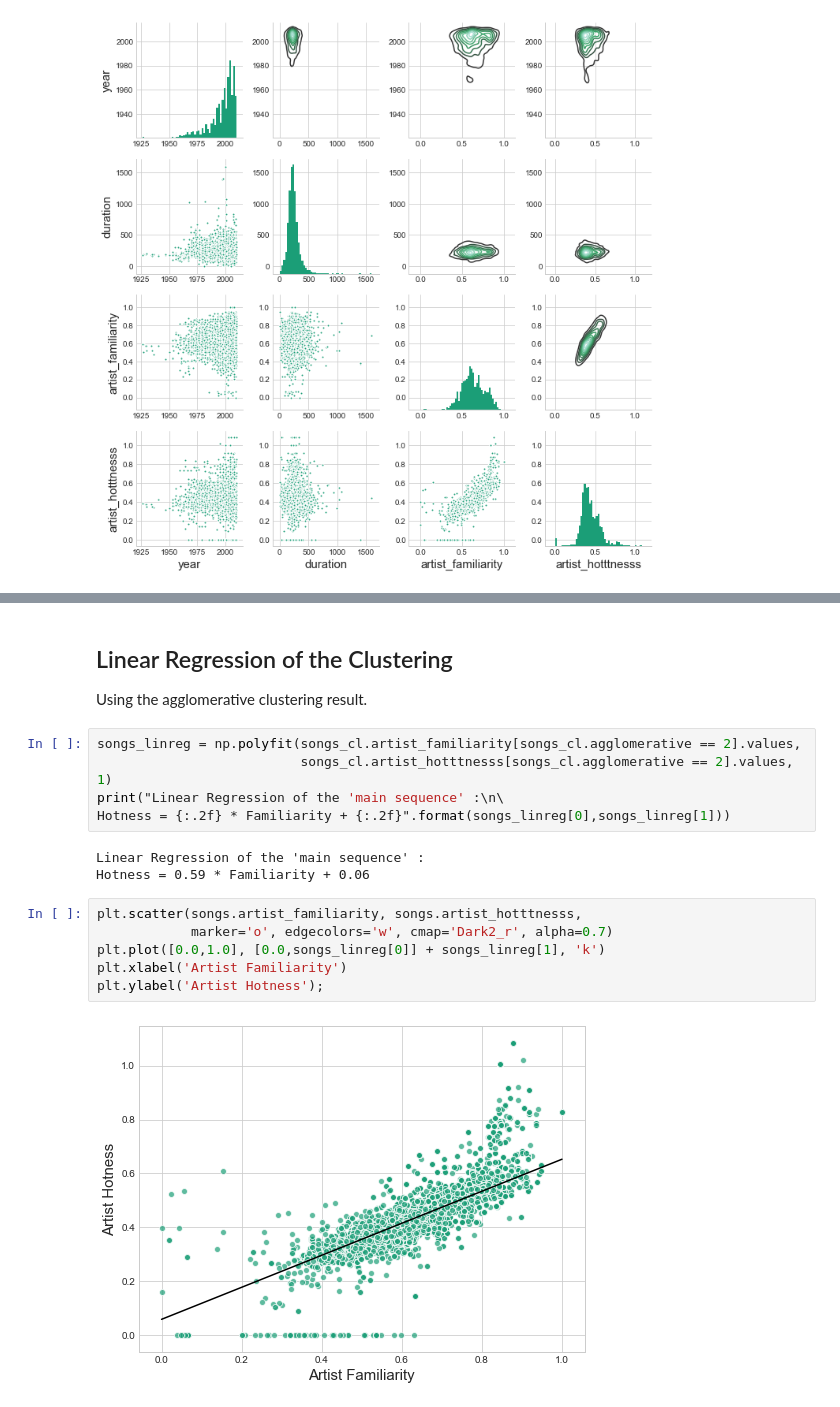
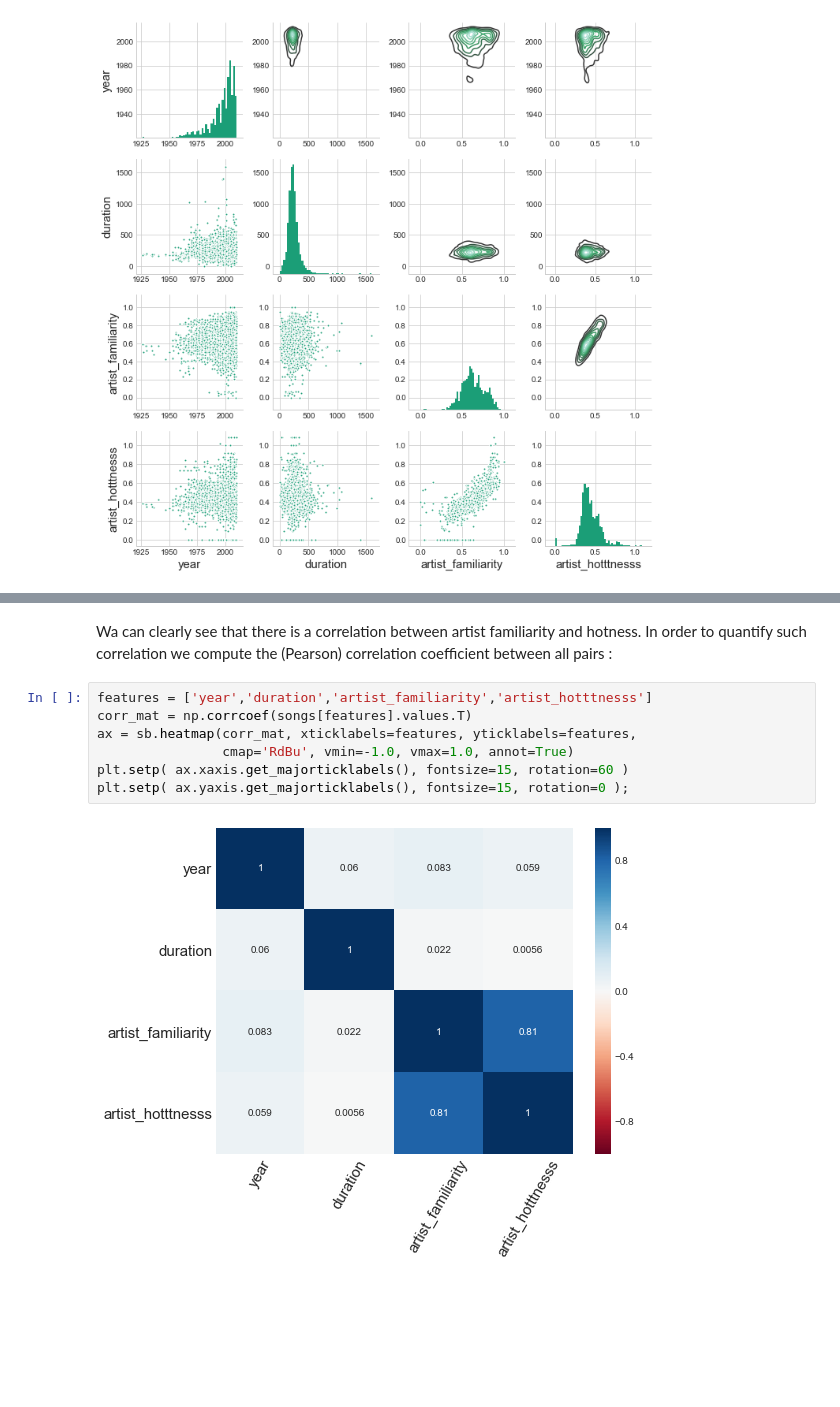
Before and after one commit to pylablanche/MillionSong, a Jupyter notebook: MillionSong_Dataset_Exploration.ipynb, the cells around one changed output, grey strips where cells are left out. Saved outputs shown, nothing was run; the diff lists cells and outputs as text; blank space fills up the shorter version.

```diff
--- a/MillionSong_Dataset_Exploration.ipynb
+++ b/MillionSong_Dataset_Exploration.ipynb
@@ -369,20 +259,11 @@ sb.lmplot(data=songs_cl, x='artist_familiarity', y='artist_hotttnesss',
-# %% [markdown]
-## Linear Regression of the Clustering
-
-Using the agglomerative clustering result.
-# %%
-songs_linreg = np.polyfit(songs_cl.artist_familiarity[songs_cl.agglomerative == 2].values,
-                          songs_cl.artist_hotttnesss[songs_cl.agglomerative == 2].values, 1)
-print("Linear Regression of the 'main sequence' :\n\
-Hotness = {:.2f} * Familiarity + {:.2f}".format(songs_linreg[0],songs_linreg[1]))
-# %% [output]
-Linear Regression of the 'main sequence' :
-Hotness = 0.59 * Familiarity + 0.06
-# %%
-plt.scatter(songs.artist_familiarity, songs.artist_hotttnesss,
-            marker='o', edgecolors='w', cmap='Dark2_r', alpha=0.7)
-plt.plot([0.0,1.0], [0.0,songs_linreg[0]] + songs_linreg[1], 'k')
-plt.xlabel('Artist Familiarity')
-plt.ylabel('Artist Hotness');
-# %% [output]
-[figure, removed]
+# %% [markdown]
+Wa can clearly see that there is a correlation between artist familiarity and hotness. In order to quantify such correlation we compute the (Pearson) correlation coefficient between all pairs :
+# %%
+features = ['year','duration','artist_familiarity','artist_hotttnesss']
+corr_mat = np.corrcoef(songs[features].values.T)
+ax = sb.heatmap(corr_mat, xticklabels=features, yticklabels=features,
+                cmap='RdBu', vmin=-1.0, vmax=1.0, annot=True)
+plt.setp( ax.xaxis.get_majorticklabels(), fontsize=15, rotation=60 )
+plt.setp( ax.yaxis.get_majorticklabels(), fontsize=15, rotation=0 );
+# %% [output]
+[figure, added]
```
Also changed, not shown: parts of 59 cells of this notebook.
